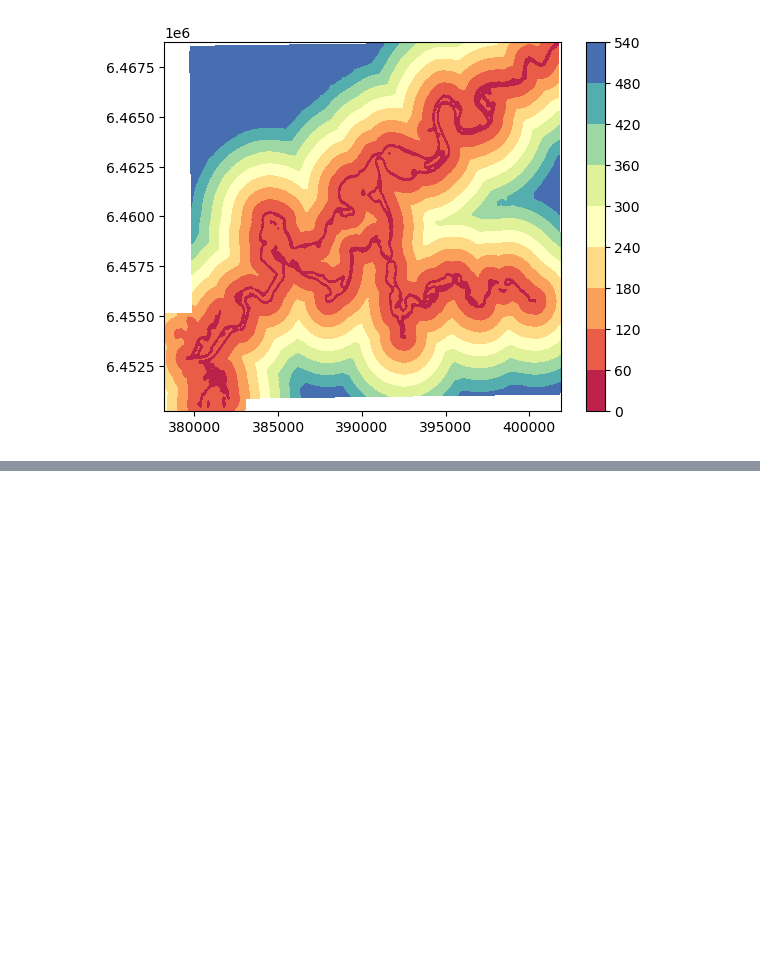
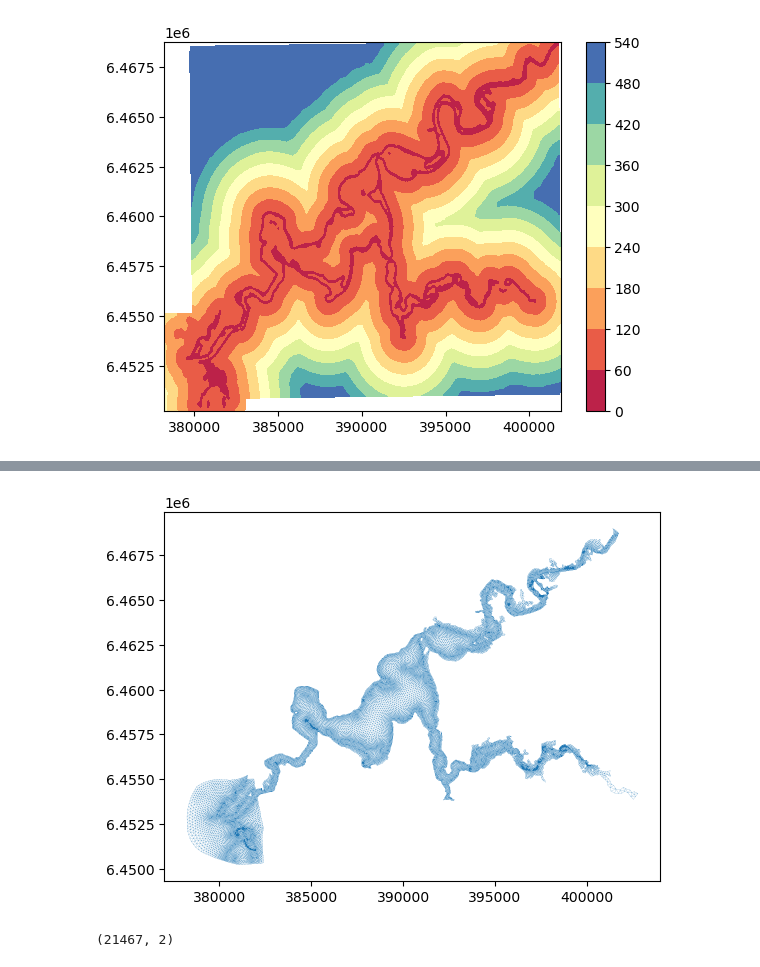
Before and after one commit to ivicajan/OCSmesh_sandpit, a Jupyter notebook: sandpit_v1.ipynb, the cells around one changed output, grey strips where cells are left out. Saved outputs shown, nothing was run; the diff lists cells and outputs as text; code cells hidden in the pictures; blank space fills up the shorter version.

```diff
--- a/sandpit_v1.ipynb
+++ b/sandpit_v1.ipynb
@@ -118,7 +146,5 @@ geom_main = Geom(gdf_main.unary_union, crs=gdf_main.crs)
 # %%
-# refinement along coast
-coast = gpd.read_file('geometry2.shp')
-coast.crs='epsg:4326'
+coast.crs=crs_4326
 # %%
 import time
 def resample_coastline(coast, distance):
@@ -136,8 +162,8 @@ def resample_coastline(coast, distance):
     '''
     start = time.time()
     crs_4326 = pyproj.CRS.from_epsg(4326)
-    crs_3112 = pyproj.CRS.from_epsg(3112) # GDA94 / Geoscience Australia Lambert projected coordinates
-    mcoast = coast.to_crs(crs_3112)
+    crs_3112 = pyproj.CRS.from_epsg(32750) # GDA94 / Geoscience Australia Lambert projected coordinates
+    mcoast = coast.to_crs(crs_32750)
     tmp = mcoast.geometry[0]
     if (tmp.length > 2*distance):
         distances = np.arange(0, tmp.length, distance)
@@ -150,11 +176,11 @@ def resample_coastline(coast, distance):
         print('coastline to short')
         return
     print('Done with point interpolations')
-    gdm = gpd.GeoDataFrame({'geometry': [multipoint]}, crs=3112)
+    gdm = gpd.GeoDataFrame({'geometry': [multipoint]}, crs=32750)
     a = gdm.explode(index_parts=True)
     x_m = np.array(a.geometry.x).tolist()
     y_m = np.array(a.geometry.y).tolist()
-    print('Done with points mapping to crs 3112')
+    print('Done with points mapping to crs 32750')
     gdp = gdm.to_crs(crs_4326)
     print('Done with points mapping to WGS84')
     a = gdp.explode(index_parts=True)
@@ -326,0 +409,14 @@ array([], shape=(0, 2), dtype=float64)
+# %%
+%matplotlib inline
+plt.triplot(
+    mesh2.msh_t.vert2['coord'][:, 0],
+    mesh2.msh_t.vert2['coord'][:, 1],
+    triangles=mesh2.msh_t.tria3['index'],
+    lw=0.1
+);
+# %% [output]
+[figure, added]
+# %%
+np.shape(mesh2.coord)
+# %% [output]
+(21467, 2)
```
Also changed, not shown: parts of 30 cells of this notebook, 4 other files.
